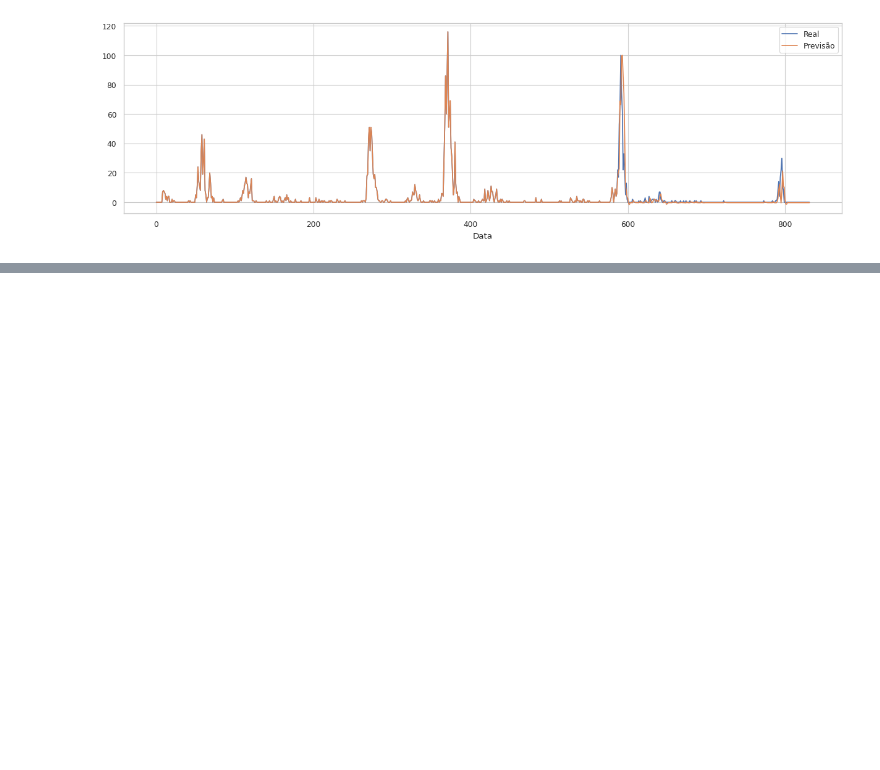
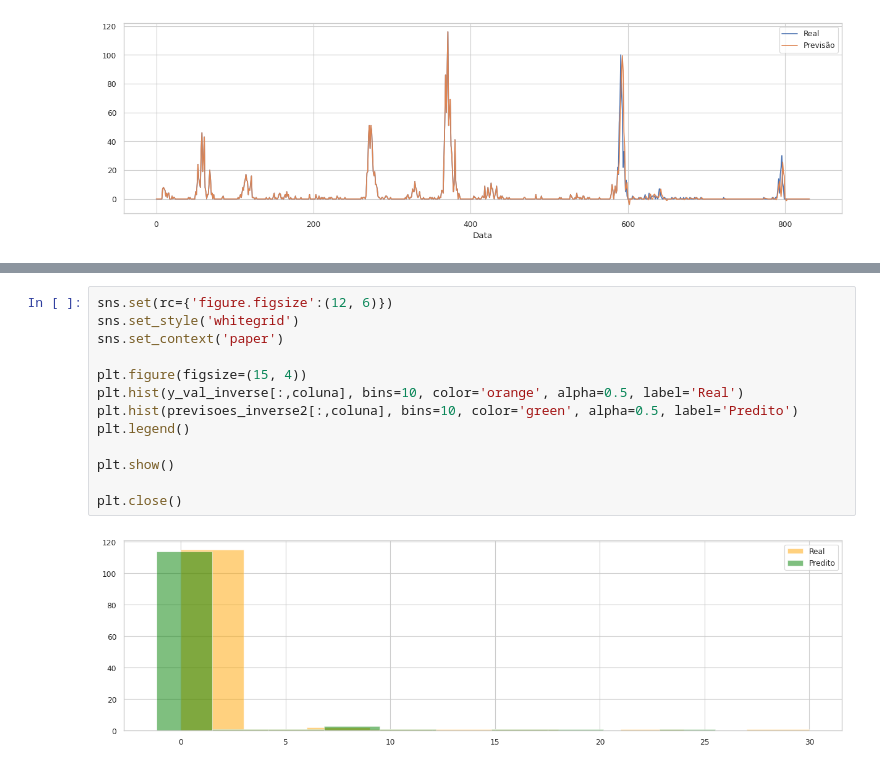
Before and after one commit to higorito/trab-topicos, a Jupyter notebook: novoNot.ipynb, the cells around one changed output, grey strips where cells are left out. Drawn from its saved outputs; the diff is of its cells as text; blank space fills up the shorter version.

```diff
--- a/novoNot.ipynb
+++ b/novoNot.ipynb
@@ -584,0 +600,15 @@ y_true_trainval.shape
+# %%
+sns.set(rc={'figure.figsize':(12, 6)})
+sns.set_style('whitegrid')
+sns.set_context('paper')
+
+plt.figure(figsize=(15, 4))
+plt.hist(y_val_inverse[:,coluna], bins=10, color='orange', alpha=0.5, label='Real')
+plt.hist(previsoes_inverse2[:,coluna], bins=10, color='green', alpha=0.5, label='Predito')
+plt.legend()
+
+plt.show()
+
+plt.close()
+# %% [output]
+[figure, added]
```
Also changed, not shown: parts of 12 cells of this notebook, 8 other files.
